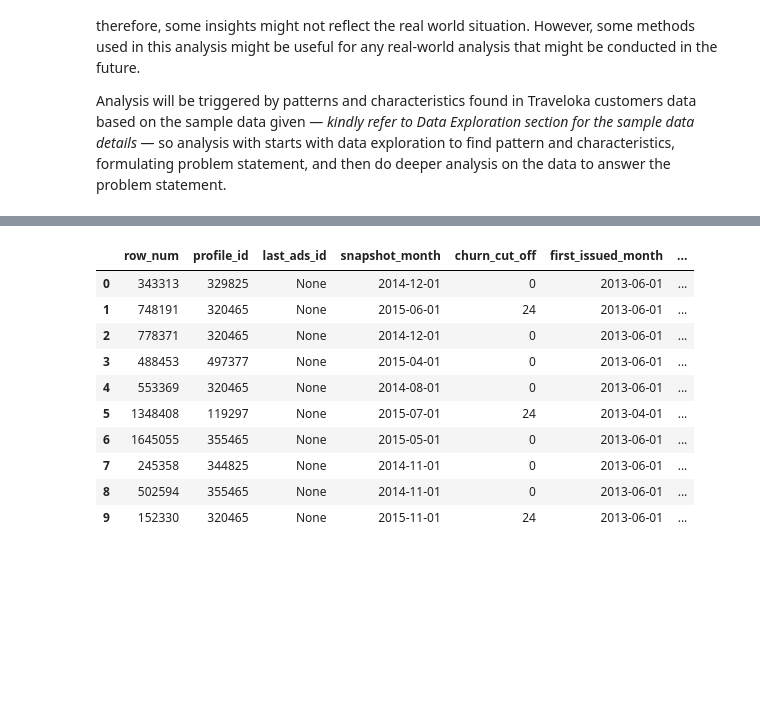
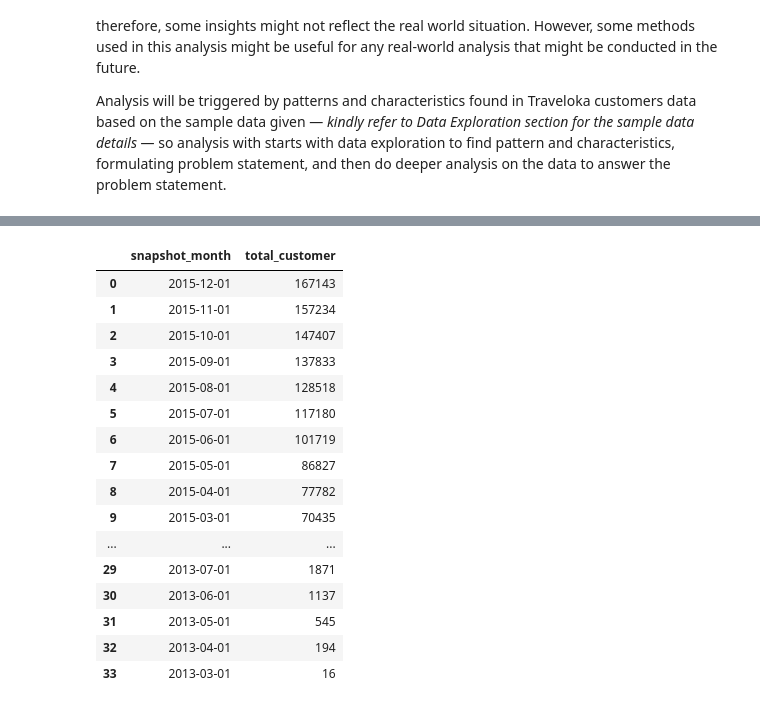
Before and after one commit to bimawardhana/traveloka-data-analysis, a Jupyter notebook: traveloka-data-challenge/Solution_BimaSatria_SuryaWardhana.ipynb, the cells around one changed output, grey strips where cells are left out. Saved outputs shown, nothing was run; the diff lists cells and outputs as text; code cells hidden in the pictures; blank space fills up the shorter version.

Commit message:
finished data import for customer life cycle data

```diff
--- a/traveloka-data-challenge/Solution_BimaSatria_SuryaWardhana.ipynb
+++ b/traveloka-data-challenge/Solution_BimaSatria_SuryaWardhana.ipynb
@@ -33,21 +139,31 @@ Authenticated
 # %%
-# Display query output immediately
+# Draft — query output immediately
 
 %%bigquery --project tvlk-data-mktanalytics-dev
 SELECT
-  *
+  snapshot_month,
+  COUNT(DISTINCT profile_id) AS total_customer
 FROM
   `tvlk-data-mktscience-dev.data_challenge.customer_lifecycle`
-LIMIT 10
+GROUP BY
+  1
+ORDER BY
+  1 DESC
 # %% [output]
-|  | row_num | profile_id | last_ads_id | snapshot_month | churn_cut_off | first_issued_month | ... |
-| 0 | 343313 | 329825 | None | 2014-12-01 | 0 | 2013-06-01 | ... |
-| 1 | 748191 | 320465 | None | 2015-06-01 | 24 | 2013-06-01 | ... |
-| 2 | 778371 | 320465 | None | 2014-12-01 | 0 | 2013-06-01 | ... |
-| 3 | 488453 | 497377 | None | 2015-04-01 | 0 | 2013-06-01 | ... |
-| 4 | 553369 | 320465 | None | 2014-08-01 | 0 | 2013-06-01 | ... |
-| 5 | 1348408 | 119297 | None | 2015-07-01 | 24 | 2013-04-01 | ... |
-| 6 | 1645055 | 355465 | None | 2015-05-01 | 0 | 2013-06-01 | ... |
-| 7 | 245358 | 344825 | None | 2014-11-01 | 0 | 2013-06-01 | ... |
-| 8 | 502594 | 355465 | None | 2014-11-01 | 0 | 2013-06-01 | ... |
-| 9 | 152330 | 320465 | None | 2015-11-01 | 24 | 2013-06-01 | ... |
+|  | snapshot_month | total_customer |
+| 0 | 2015-12-01 | 167143 |
+| 1 | 2015-11-01 | 157234 |
+| 2 | 2015-10-01 | 147407 |
+| 3 | 2015-09-01 | 137833 |
+| 4 | 2015-08-01 | 128518 |
+| 5 | 2015-07-01 | 117180 |
+| 6 | 2015-06-01 | 101719 |
+| 7 | 2015-05-01 | 86827 |
+| 8 | 2015-04-01 | 77782 |
+| 9 | 2015-03-01 | 70435 |
+| ... | ... | ... |
+| 29 | 2013-07-01 | 1871 |
+| 30 | 2013-06-01 | 1137 |
+| 31 | 2013-05-01 | 545 |
+| 32 | 2013-04-01 | 194 |
+| 33 | 2013-03-01 | 16 |
```
Also changed, not shown: parts of 15 cells of this notebook.
